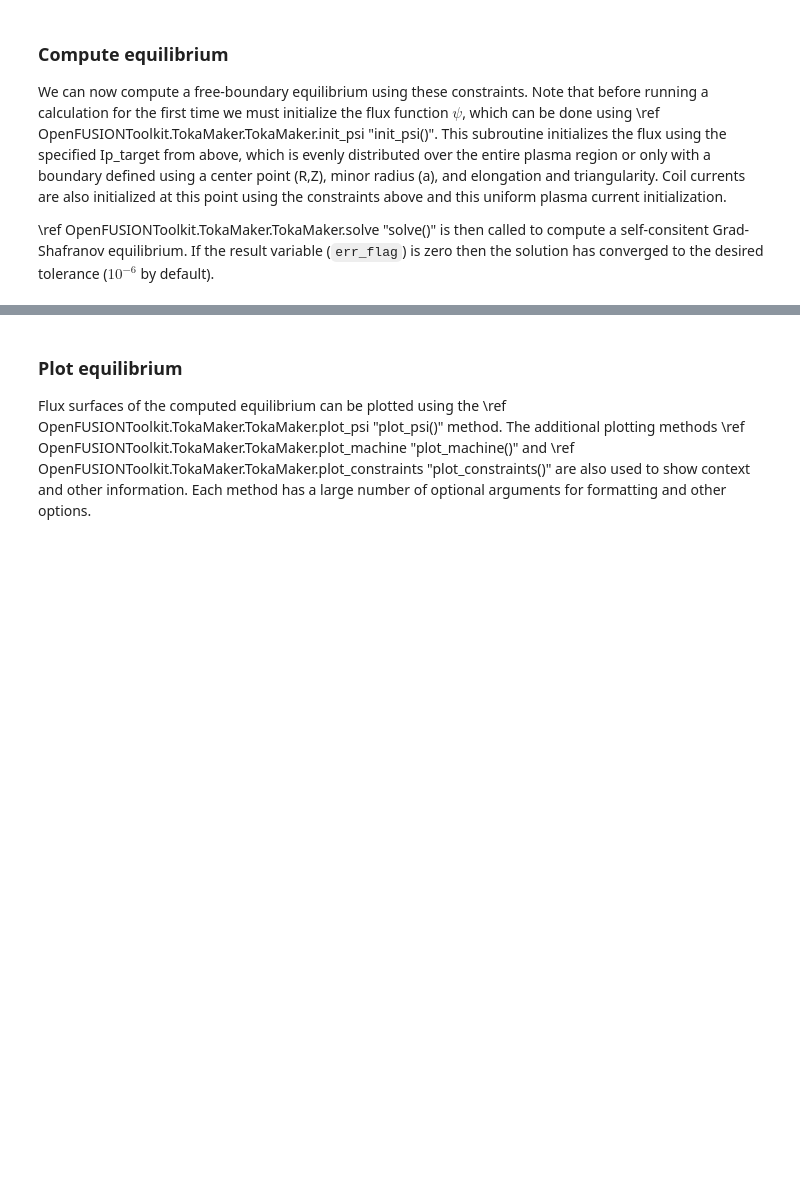
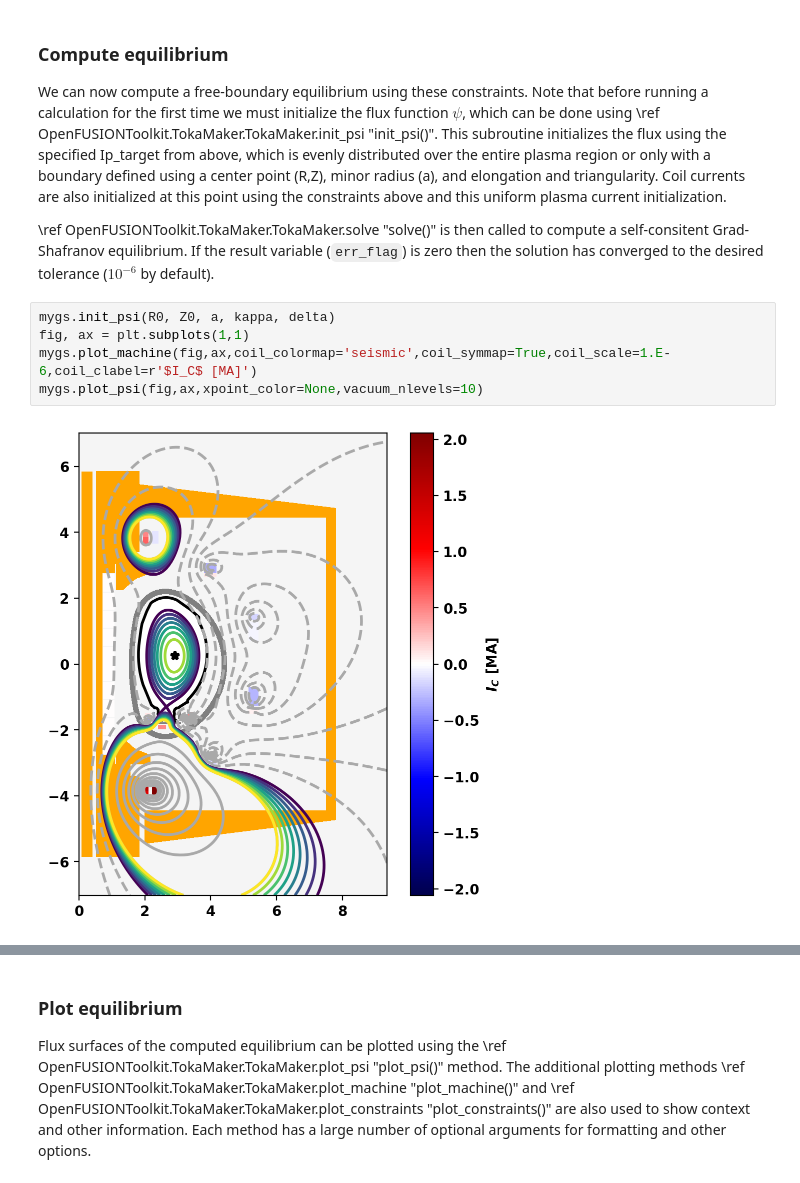
Before and after one commit to hansec/OpenFUSIONToolkit, a Jupyter notebook: src/examples/TokaMaker/JET/JET_baseline_ex.ipynb, the cells around one changed output, grey strips where cells are left out. Saved outputs shown, nothing was run; the diff lists cells and outputs as text; blank space fills up the shorter version.

```diff
--- a/src/examples/TokaMaker/JET/JET_baseline_ex.ipynb
+++ b/src/examples/TokaMaker/JET/JET_baseline_ex.ipynb
@@ -173,3 +173,10 @@ mygs.set_profiles(ffp_prof=ffp_prof,pp_prof=pp_prof)
 We can now compute a free-boundary equilibrium using these constraints. Note that before running a calculation for the first time we must initialize the flux function $\psi$, which can be done using \ref OpenFUSIONToolkit.TokaMaker.TokaMaker.init_psi "init_psi()". This subroutine initializes the flux using the specified Ip_target from above, which is evenly distributed over the entire plasma region or only with a boundary defined using a center point (R,Z), minor radius (a), and elongation and triangularity. Coil currents are also initialized at this point using the constraints above and this uniform plasma current initialization.
 
 \ref OpenFUSIONToolkit.TokaMaker.TokaMaker.solve "solve()" is then called to compute a self-consitent Grad-Shafranov equilibrium. If the result variable (`err_flag`) is zero then the solution has converged to the desired tolerance ($10^{-6}$ by default).
+# %%
+mygs.init_psi(R0, Z0, a, kappa, delta)
+fig, ax = plt.subplots(1,1)
+mygs.plot_machine(fig,ax,coil_colormap='seismic',coil_symmap=True,coil_scale=1.E-6,coil_clabel=r'$I_C$ [MA]')
+mygs.plot_psi(fig,ax,xpoint_color=None,vacuum_nlevels=10)
+# %% [output]
+[figure, added]
```
Also changed, not shown: parts of 7 cells of this notebook, 6 other files.
